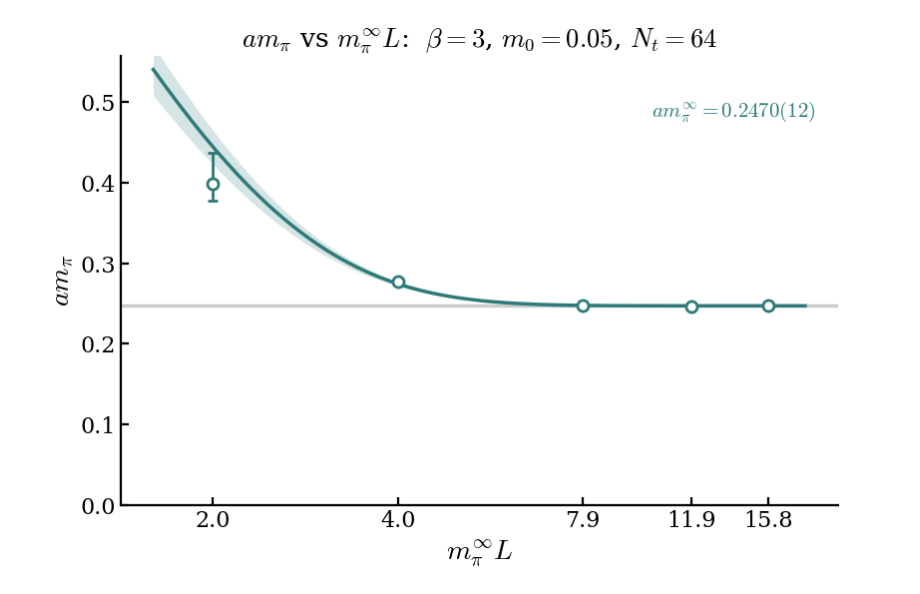
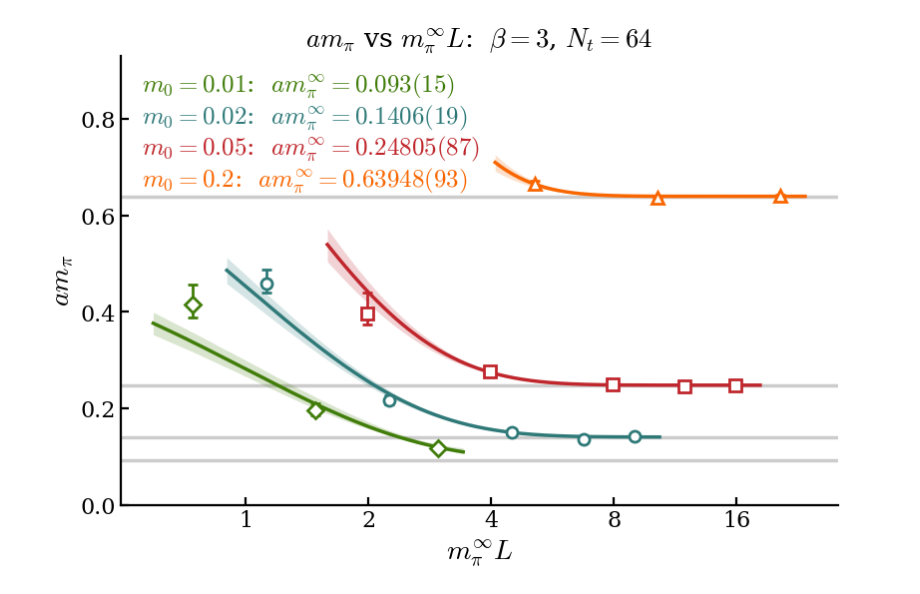
Before and after one commit to wurdahl/schwingerModel, a Jupyter notebook: finiteVolume.ipynb, the cells around one changed output. Drawn from its saved outputs; the diff is of its cells as text; code cells hidden in the pictures.

```diff
--- a/finiteVolume.ipynb
+++ b/finiteVolume.ipynb
@@ -28,15 +44,21 @@ for i in range(len(paths)):
 # %%
-metas = [sim.distillation.readDistillMeta(p) for p in outPaths]
+metas = {m0: [sim.distillation.readDistillMeta(p) for p in outPaths[m0]] for m0 in m0s}
+beta, Nt = float(metas[m0s[0]][0].beta), metas[m0s[0]][0].dimt
 # %%
 pionBasis = [triplet(MesonOp("g5")),triplet(MesonOp("g5",DNum=2))]
 # %%
-pionCorrels = [sim.GEVP.measureEnsemble(outPaths[i],metas[i].configIndices,pionBasis) for i in range(len(metas))]
+pionCorrels = {m0: [sim.GEVP.measureEnsemble(outPaths[m0][i], metas[m0][i].configIndices, pionBasis)
+                    for i in range(len(Nxs[m0]))]
+               for m0 in m0s}
 # %%
 gevpTi = 2
 
-# one worker per volume; progress=False because worker tqdm bars don't reach the notebook
-pionPrinCorresl = Parallel(n_jobs=len(pionCorrels))(
+# flatten (mass, volume) into one Parallel pool; progress=False because worker
+# tqdm bars don't reach the notebook
+flat = [(m0, pC) for m0 in m0s for pC in pionCorrels[m0]]
+flatOut = Parallel(n_jobs=len(flat))(
     delayed(sim.GEVP.bootstrapEnsemble)(pC, reduce=sim.GEVP.makeGevpReduce(ti=gevpTi, shift=1),
                                         progress=False)
-    for pC in pionCorrels)
+    for _, pC in flat)
+pionPrinCorrels = {m0: [o for (mm, _), o in zip(flat, flatOut) if mm == m0] for m0 in m0s}
 # %%
@@ -96,44 +132,63 @@ sim.plotting.prinCorrelOverFit(
 # %%
 from scipy.optimize import curve_fit
 from schwingerModel import plotting as sp
 
-# finite-volume fit: m(L) = m_inf + A e^{-m_inf L}, self-consistent exponent
-Nxs = np.array([m.dimx for m in metas], dtype=float)
-aM = np.array([pm[0][0, 0] for pm in pionMasses])                 # ground-state aE0
-aMerrRows = np.array([pm[1][:, 0, 0] for pm in pionMasses]).T     # (2, n): [high-c, c-low]
-sigma = np.max(np.clip(aMerrRows, 1e-12, None), axis=0)           # symmetrized for the fit
+sp.setStyle()      # hand-rolled figure: apply the house style explicitly
 
+# finite-volume fit per mass: m(L) = m_inf + A e^{-m_inf L}, self-consistent
+# exponent; every mass on one axes for comparison. Each series is plotted
+# against ITS OWN m_pi^inf * L, so equal x means equal physical box size.
 def fvModel(L, mInf, A):
     return mInf + A * np.exp(-mInf * L)
 
-popt, pcov = curve_fit(fvModel, Nxs, aM, p0=(aM[-1], 1.0), sigma=sigma, absolute_sigma=True)
-mInf, dmInf = popt[0], np.sqrt(pcov[0, 0])
-
-# fit band from the parameter covariance
-Lgrid = np.linspace(0.8 * Nxs[0], 1.15 * Nxs[-1], 400)
-draws = np.random.default_rng(0).multivariate_normal(popt, pcov, size=1000)
-bandLo, bandHi = np.percentile(np.array([fvModel(Lgrid, *d) for d in draws]), [16, 84], axis=0)
+massStyle = {"0.01": (sp.JLab_green, "D"), "0.02": (sp.JLab_blue, "o"),
+             "0.05": (sp.JLab_red, "s"), "0.2":  (sp.JLab_orange, "^")}
+fits = {}
 
 fig, ax = plt.subplots(figsize=(8, 5.5), layout="constrained")
-ax.axhline(mInf, color=sp.GREY, lw=sp.LW, zorder=0)               # fitted asymptote
-ax.fill_between(mInf * Lgrid, bandLo, bandHi, color=sp.JLab_blue, alpha=0.20, lw=0, zorder=1)
-ax.plot(mInf * Lgrid, fvModel(Lgrid, *popt), color=sp.JLab_blue, lw=sp.LW, zorder=2)
-ax.errorbar(mInf * Nxs, aM, yerr=np.clip(aMerrRows, 0, None)[::-1],
-            marker="o", color=sp.JLab_blue, mec=sp.JLab_blue, **sp.eb_kw)
+
+for m0 in m0s:
+    color, marker = massStyle[m0]
+    Ls = np.array([m.dimx for m in metas[m0]], dtype=float)
+    aM = np.array([pm[0][0, 0] for pm in pionMasses[m0]])             # ground-state aE0
+    errRows = np.array([pm[1][:, 0, 0] for pm in pionMasses[m0]]).T   # (2, n): [high-c, c-low]
+    sigma = np.max(np.clip(errRows, 1e-12, None), axis=0)             # symmetrized for the fit
+
+    popt, pcov = curve_fit(fvModel, Ls, aM, p0=(aM[-1], 1.0), sigma=sigma, absolute_sigma=True)
+    mInf, dmInf = popt[0], np.sqrt(pcov[0, 0])
+    fits[m0] = (popt, pcov)
+
+    Lgrid = np.linspace(0.8 * Ls[0], 1.15 * Ls[-1], 400)
+    draws = np.random.default_rng(0).multivariate_normal(popt, pcov, size=1000)
+    bandLo, bandHi = np.percentile(np.array([fvModel(Lgrid, *d) for d in draws]), [16, 84], axis=0)
+
+    ax.axhline(mInf, color=sp.GREY, lw=sp.LW, zorder=0)               # fitted asymptote
+    ax.fill_between(mInf * Lgrid, bandLo, bandHi, color=color, alpha=0.20, lw=0, zorder=1)
+    ax.plot(mInf * Lgrid, fvModel(Lgrid, *popt), color=color, lw=sp.LW, zorder=2)
+    ax.errorbar(mInf * Ls, aM, yerr=np.clip(errRows, 0, None)[::-1],
+                marker=marker, color=color, mec=color, **sp.eb_kw)
 
 ax.set_xscale("log")
-ax.set_xticks(mInf * Nxs)
-ax.set_xticklabels([f"{v:.1f}" for v in mInf * Nxs])
+ax.set_xticks([1, 2, 4, 8, 16])
+ax.set_xticklabels(["1", "2", "4", "8", "16"])
 ax.minorticks_off()
-ax.set_ylim(0, 1.4 * aM.max())
+ax.set_ylim(0, 1.4 * max(pm[0][0, 0] for m0 in m0s for pm in pionMasses[m0]))
 ax.set_xlabel(r"$m_\pi^\infty L$")
 ax.set_ylabel(r"$a m_\pi$")
-ax.text(0.97, 0.85, rf"$a m_\pi^\infty = {sp.fmtErr(mInf, dmInf)}$", color=sp.JLab_blue,
-        ha="right", va="bottom", transform=ax.transAxes, fontsize=15, zorder=5, bbox=sp.TEXTBOX)
-ax.set_title(rf"$am_\pi$ vs $m_\pi^\infty L$:  $\beta = {float(metas[0].beta):g}$, "
-             rf"$m_0 = {float(metas[0].fMass):g}$, $N_t = {metas[0].dimt}$")
 
-fig.savefig(f"figs/pionMassVsMpiL_beta{float(metas[0].beta):g}"
-            f"_m{float(metas[0].fMass):g}_Nt{metas[0].dimt}.pdf")
+# labels on the LEFT: every series flattens onto its asymptote at large
+# m_pi^inf * L, so the plateaux all live on the right-hand side and the fourth
+# mass pushed the bottom label straight onto the m=0.2 curve. The upper left is
+# clear because every curve is still climbing there.
+for j, m0 in enumerate(m0s):
+    (popt, pcov), color = fits[m0], massStyle[m0][0]
+    ax.text(0.03, 0.90 - 0.070 * j,
+            rf"$m_0 = {m0}$:  $a m_\pi^\infty = {sp.fmtErr(popt[0], np.sqrt(pcov[0, 0]))}$",
+            color=color, ha="left", va="bottom", transform=ax.transAxes,
+            fontsize=18, zorder=5, bbox=sp.TEXTBOX)
+
+ax.set_title(rf"$am_\pi$ vs $m_\pi^\infty L$:  $\beta = {beta:g}$, $N_t = {Nt}$")
+
+fig.savefig(f"figs/pionMassVsMpiL_beta{beta:g}_m{'-'.join(m0s)}_Nt{Nt}.pdf")
 # %% [output]
-[figure, old version]
+[figure, new version]
```
Also changed, not shown: parts of 8 cells of this notebook, 30 other files.
